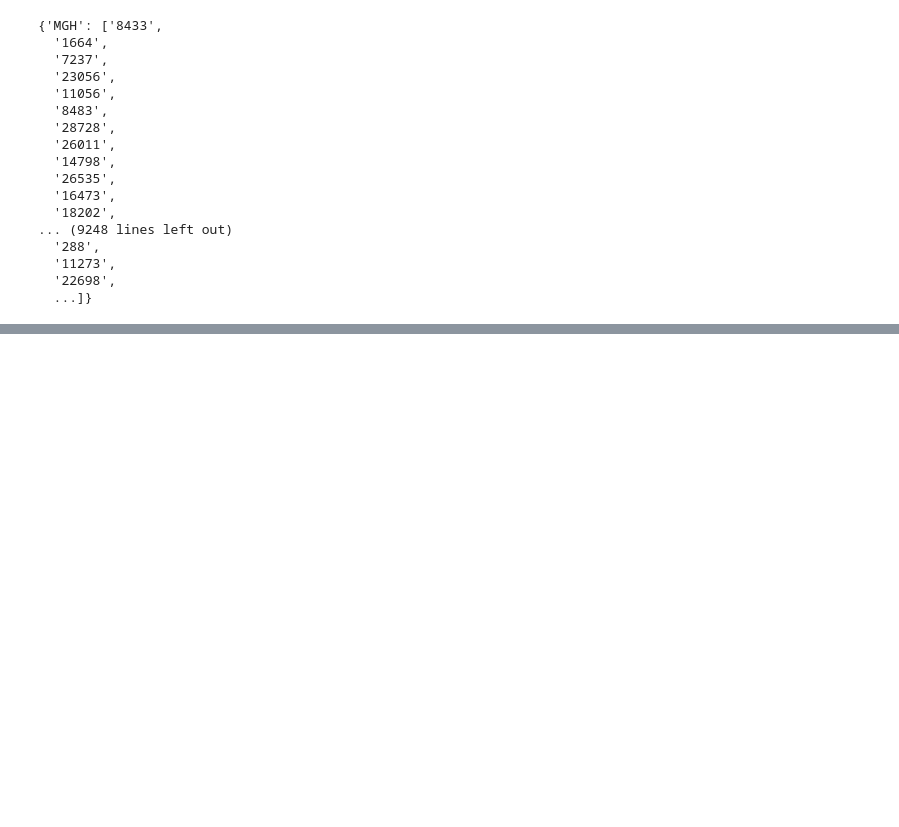
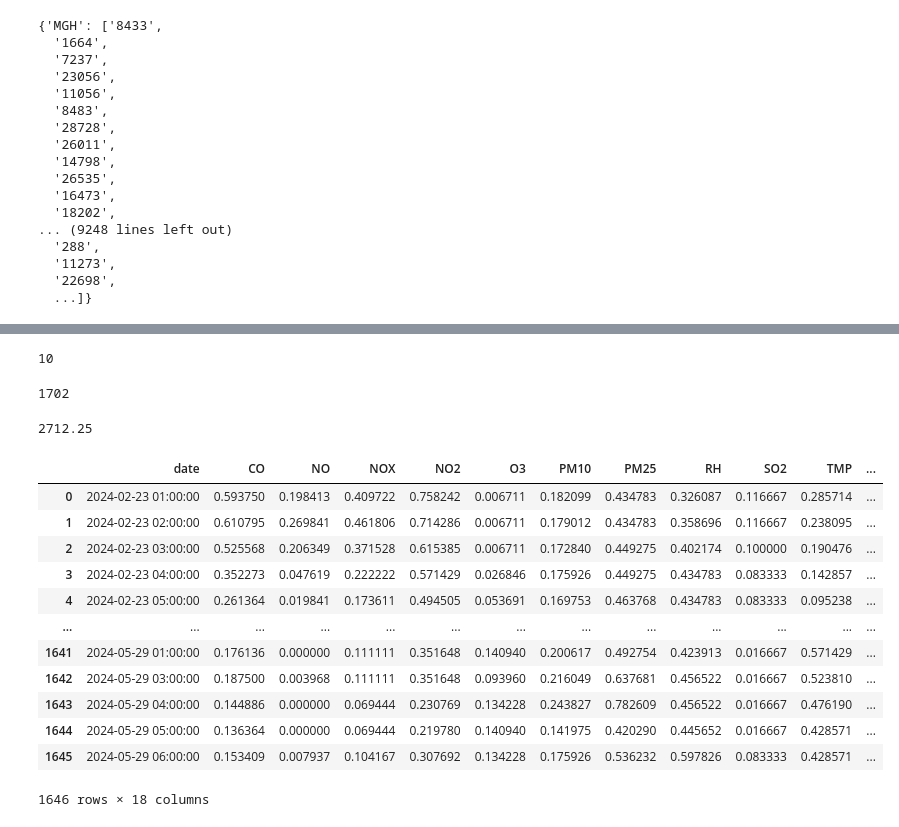
Before and after one commit to vlegaria/air_pollution, a Jupyter notebook: traffic_flow/vector/traffic_flow_processing.ipynb, the cells around one changed output, grey strips where cells are left out. Cells and saved outputs as stored; diff of their text form; code cells hidden in the pictures; blank space fills up the shorter version.

```diff
--- a/traffic_flow/vector/traffic_flow_processing.ipynb
+++ b/traffic_flow/vector/traffic_flow_processing.ipynb
@@ -630,7 +652,7 @@ dir_dict_nearest_streets
   '22698',
   ...]}
 # %%
-dir_air_traffic = "air_pollutionANDtraffic_data"
+dir_air_traffic = "air_pollutionANDtraffic_data_prueba"
 if not os.path.exists(dir_air_traffic):
     os.makedirs(dir_air_traffic)
 
@@ -646,7 +668,7 @@ dir_pollution = "C:/Users/valer/Documents/CIC/doctorado/air_pollution/preprocess
 dir = "C:/Users/valer/Documents/CIC/doctorado/air_pollution_data/traffic_EMCAS/traffic_"
 # Especificar el tipo de dato para la columna 6
 dtype_spec = {6: str}
-for station_name in EMCAS:
+for station_name in [EMCAS[4]]:
     dir_file = dir+station_name+".csv"
 
     # Leer el archivo CSV con el tipo de dato especificado
@@ -692,7 +714,7 @@ for station_name in EMCAS:
     df_pollution = df_pollution.dropna(subset=['traffic'])
     df_pollution = df_pollution.reset_index(drop=True)
     new_name = "air_traffic_" + station_name + ".csv"
-    new_dir = os.path.join(dir_air_traffic, new_name)
-    df_pollution.to_csv(new_dir, index=False)
+    #new_dir = os.path.join(dir_air_traffic, new_name)
+    #df_pollution.to_csv(new_dir, index=False)
     print(station_name, "len datos de la calle",len(traffic_dataCloserStreet),"len despues del promediado y la relacion con pollution", len(df_pollution))
 # %% [output]
@@ -708,0 +758,55 @@ CUA len datos de la calle 11315 len despues del promediado y la relacion con pol
+# %%
+len(dir_dict_nearest_streets)
+# %% [output]
+10
+# %%
+#for i in range(len(dir_dict_nearest_streets)):
+streetID = dir_dict_nearest_streets[station_name][0]
+# Voy a extraer toda la info solo de la calle más cercana a la estación
+#traffic_dataCloserStreet = traffic_data[traffic_data.streetID==int(streetID)]
+traffic_dataCloserStreet = traffic_data[traffic_data.streetID==np.float64(streetID)]
+
+# Convertir la columna 'fecha' y 'hora' a tipo datetime
+traffic_dataCloserStreet = traffic_dataCloserStreet.copy()
+# Crear la columna 'datetime' combinando 'date' y 'time'
+traffic_dataCloserStreet['datetime'] = pd.to_datetime(
+    traffic_dataCloserStreet['date'] + ' ' + traffic_dataCloserStreet['time'],
+    format='%d-%m-%Y %H:%M:%S',
+    dayfirst=True,
+    errors='coerce'
+)
+#for hr in range(len(traffic_dataCloserStreet)):
+#    traffic_dataCloserStreet.loc[hr,'datetime'] = pd.to_datetime(traffic_dataCloserStreet.iloc[hr]['date'] + ' ' + traffic_dataCloserStreet.iloc[hr]['time'], format='mixed', dayfirst=True)
+# Redondear las fechas a la hora más cercana
+traffic_dataCloserStreet['date'] = traffic_dataCloserStreet['datetime'].dt.round('H')
+# Agrupar por la hora redondeada y calcular el promedio de las mediciones
+df_traffic = traffic_dataCloserStreet.groupby('date').agg({
+    'traffic_level': 'mean',  # Tomar el primer valor del sensor en el grupo
+    'station': 'first',  # Calcular el promedio de las mediciones
+    'streetID': 'first'  # Tomar el primer valor de las unidades en el grupo
+}).reset_index()
+
+print(len(df_traffic))
+# %% [output]
+1702
+# %%
+len(traffic_dataCloserStreet)/4
+# %% [output]
+2712.25
+# %%
+df_pollution = pd.read_csv(pollution_path)
+df_pollution
+# %% [output]
+|  | date | CO | NO | NOX | NO2 | O3 | PM10 | PM25 | RH | SO2 | TMP | ... |
+| 0 | 2024-02-23 01:00:00 | 0.593750 | 0.198413 | 0.409722 | 0.758242 | 0.006711 | 0.182099 | 0.434783 | 0.326087 | 0.116667 | 0.285714 | ... |
+| 1 | 2024-02-23 02:00:00 | 0.610795 | 0.269841 | 0.461806 | 0.714286 | 0.006711 | 0.179012 | 0.434783 | 0.358696 | 0.116667 | 0.238095 | ... |
+| 2 | 2024-02-23 03:00:00 | 0.525568 | 0.206349 | 0.371528 | 0.615385 | 0.006711 | 0.172840 | 0.449275 | 0.402174 | 0.100000 | 0.190476 | ... |
+| 3 | 2024-02-23 04:00:00 | 0.352273 | 0.047619 | 0.222222 | 0.571429 | 0.026846 | 0.175926 | 0.449275 | 0.434783 | 0.083333 | 0.142857 | ... |
+| 4 | 2024-02-23 05:00:00 | 0.261364 | 0.019841 | 0.173611 | 0.494505 | 0.053691 | 0.169753 | 0.463768 | 0.434783 | 0.083333 | 0.095238 | ... |
+| ... | ... | ... | ... | ... | ... | ... | ... | ... | ... | ... | ... | ... |
+| 1641 | 2024-05-29 01:00:00 | 0.176136 | 0.000000 | 0.111111 | 0.351648 | 0.140940 | 0.200617 | 0.492754 | 0.423913 | 0.016667 | 0.571429 | ... |
+| 1642 | 2024-05-29 03:00:00 | 0.187500 | 0.003968 | 0.111111 | 0.351648 | 0.093960 | 0.216049 | 0.637681 | 0.456522 | 0.016667 | 0.523810 | ... |
+| 1643 | 2024-05-29 04:00:00 | 0.144886 | 0.000000 | 0.069444 | 0.230769 | 0.134228 | 0.243827 | 0.782609 | 0.456522 | 0.016667 | 0.476190 | ... |
+| 1644 | 2024-05-29 05:00:00 | 0.136364 | 0.000000 | 0.069444 | 0.219780 | 0.140940 | 0.141975 | 0.420290 | 0.445652 | 0.016667 | 0.428571 | ... |
+| 1645 | 2024-05-29 06:00:00 | 0.153409 | 0.007937 | 0.104167 | 0.307692 | 0.134228 | 0.175926 | 0.536232 | 0.597826 | 0.083333 | 0.428571 | ... |
+1646 rows × 18 columns
```
Also changed, not shown: parts of 12 cells of this notebook, 2 other files.
